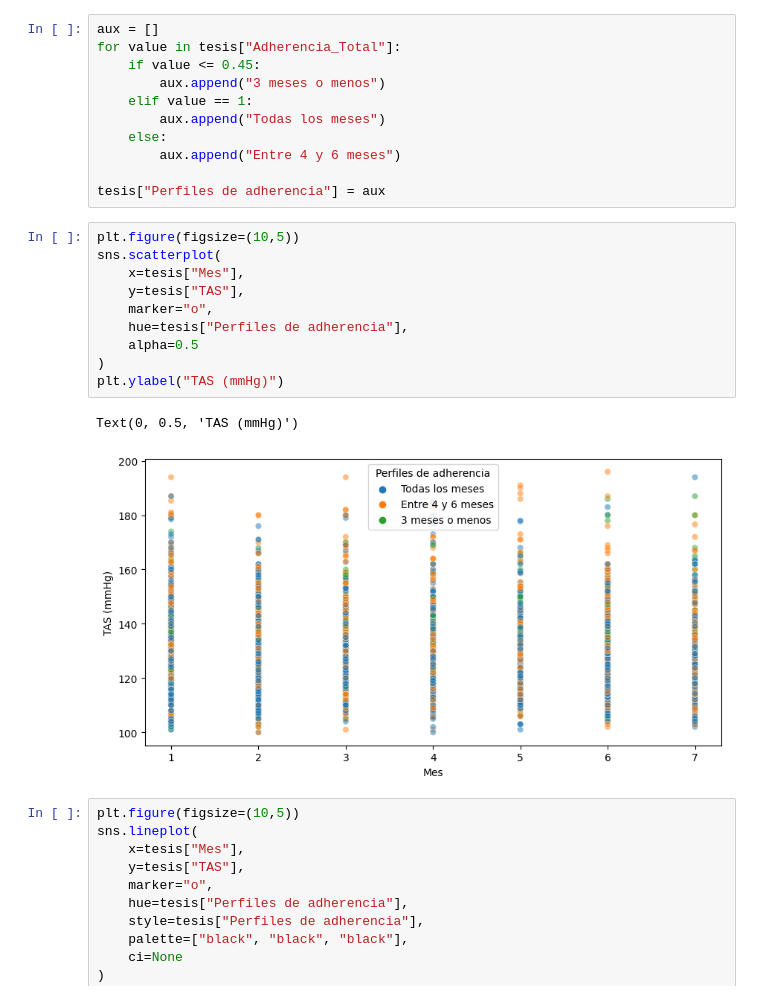
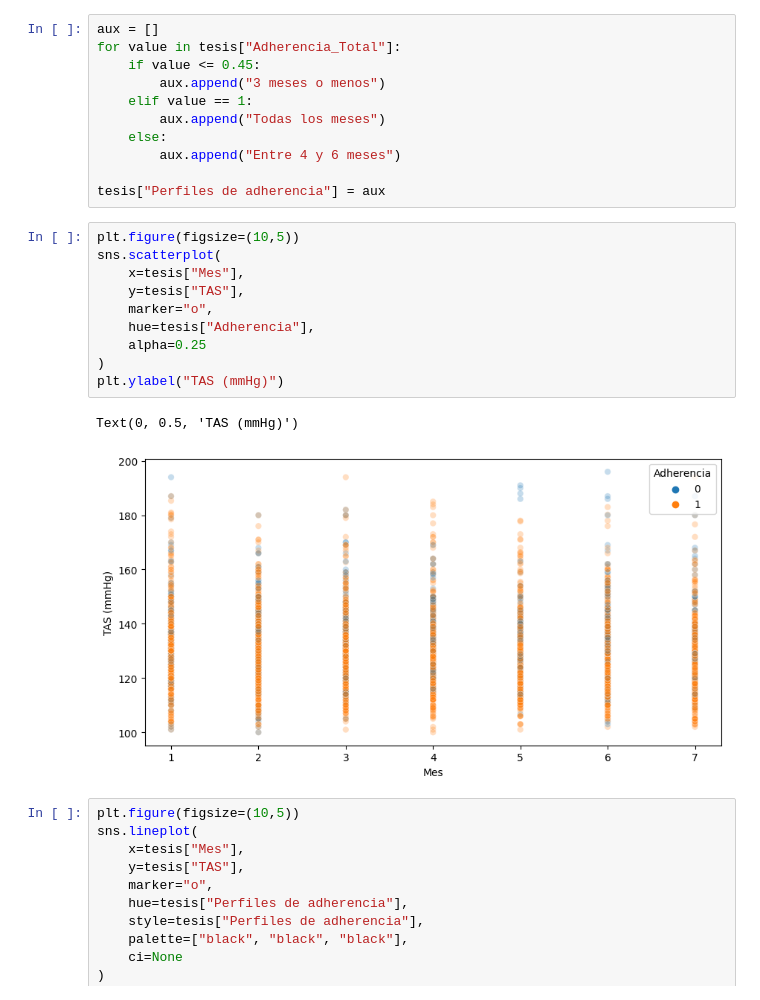
Before and after one commit to ecometto94/Tesis, a Jupyter notebook: Sintaxis/Análisis Descriptivo Paper Style.ipynb, the cells around one changed output. Drawn from its saved outputs; the diff is of its cells as text.

```diff
--- a/Sintaxis/Análisis Descriptivo Paper Style.ipynb
+++ b/Sintaxis/Análisis Descriptivo Paper Style.ipynb
@@ -120,16 +120,16 @@ tesis["Perfiles de adherencia"] = aux
 # %%
 plt.figure(figsize=(10,5))
 sns.scatterplot(
     x=tesis["Mes"],
     y=tesis["TAS"],
     marker="o",
-    hue=tesis["Perfiles de adherencia"],
-    alpha=0.5
+    hue=tesis["Adherencia"],
+    alpha=0.25
 )
 plt.ylabel("TAS (mmHg)")
 # %% [output]
 Text(0, 0.5, 'TAS (mmHg)')
-[figure, old version]
+[figure, new version]
 # %%
 plt.figure(figsize=(10,5))
 sns.lineplot(
```
Also changed, not shown: parts of 10 cells of this notebook, 4 other files.
